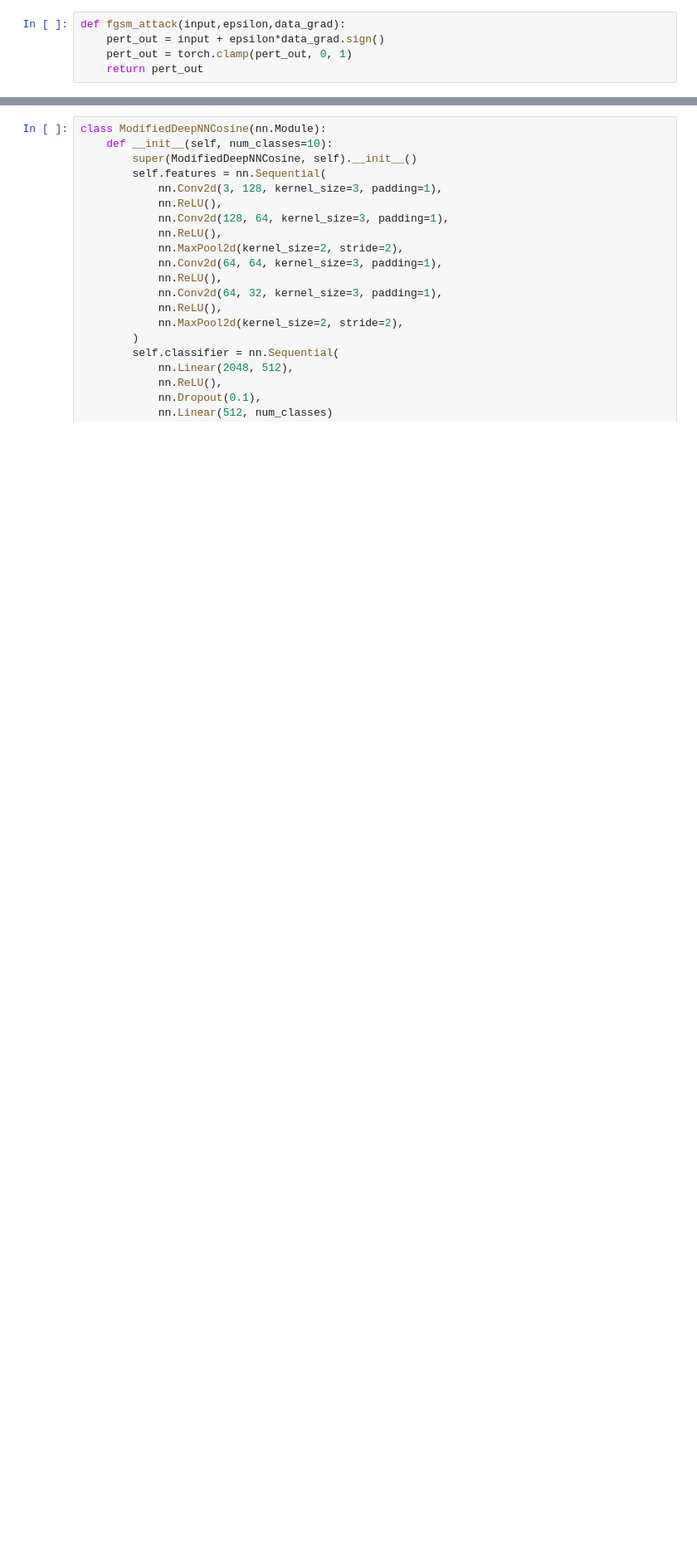
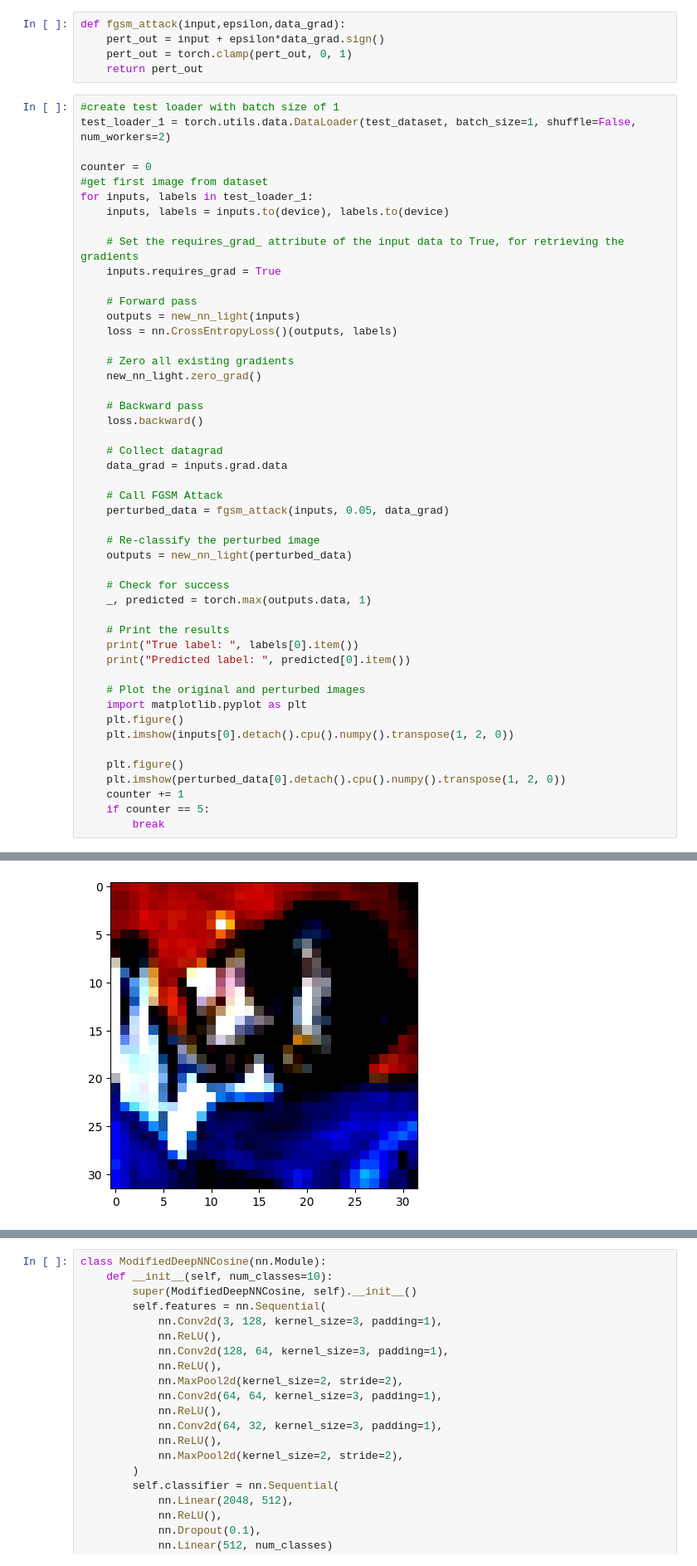
Before and after one commit to loganfalzarano/adversarial_ml, a Jupyter notebook: knowledge_distillation_tutorial.ipynb, the cells around one changed output, grey strips where cells are left out. Shown: that part at 83% size. Drawn from its saved outputs; the diff is of its cells as text; blank space fills up the shorter version.

```diff
--- a/knowledge_distillation_tutorial.ipynb
+++ b/knowledge_distillation_tutorial.ipynb
@@ -438,3 +437,52 @@ def fgsm_attack(input,epsilon,data_grad):
     pert_out = input + epsilon*data_grad.sign()
     pert_out = torch.clamp(pert_out, 0, 1)
     return pert_out
+# %%
+#create test loader with batch size of 1
+test_loader_1 = torch.utils.data.DataLoader(test_dataset, batch_size=1, shuffle=False, num_workers=2)
+
+counter = 0
+#get first image from dataset
+for inputs, labels in test_loader_1:
+    inputs, labels = inputs.to(device), labels.to(device)
+
+    # Set the requires_grad_ attribute of the input data to True, for retrieving the gradients
+    inputs.requires_grad = True
+
+    # Forward pass
+    outputs = new_nn_light(inputs)
+    loss = nn.CrossEntropyLoss()(outputs, labels)
+
+    # Zero all existing gradients
+    new_nn_light.zero_grad()
+
+    # Backward pass
+    loss.backward()
+
+    # Collect datagrad
+    data_grad = inputs.grad.data
+
+    # Call FGSM Attack
+    perturbed_data = fgsm_attack(inputs, 0.05, data_grad)
+
+    # Re-classify the perturbed image
+    outputs = new_nn_light(perturbed_data)
+
+    # Check for success
+    _, predicted = torch.max(outputs.data, 1)
+
+    # Print the results
+    print("True label: ", labels[0].item())
+    print("Predicted label: ", predicted[0].item())
+
+    # Plot the original and perturbed images
+    import matplotlib.pyplot as plt
+    plt.figure()
+    plt.imshow(inputs[0].detach().cpu().numpy().transpose(1, 2, 0))
+
+    plt.figure()
+    plt.imshow(perturbed_data[0].detach().cpu().numpy().transpose(1, 2, 0))
+    counter += 1
+    if counter == 5:
+        break
+# %% [output]
@@ -440,0 +504 @@ def fgsm_attack(input,epsilon,data_grad):
+[figure, added]
```
Also changed, not shown: parts of 7 cells of this notebook, 15 other files.
